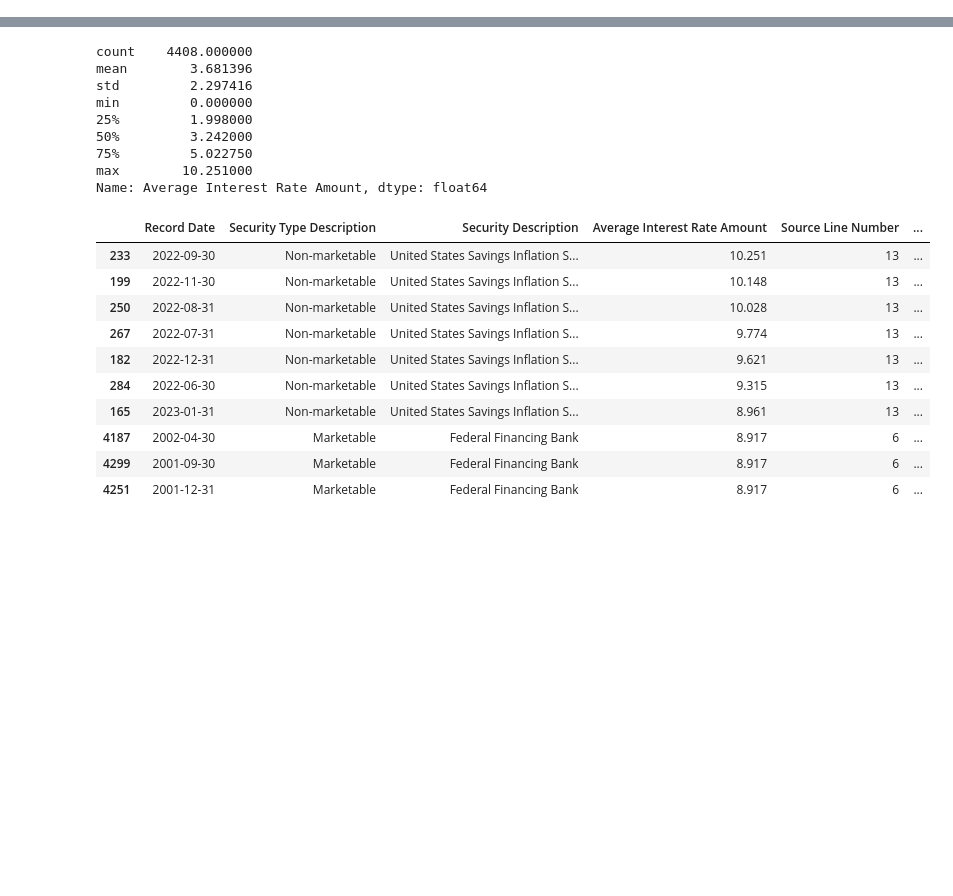
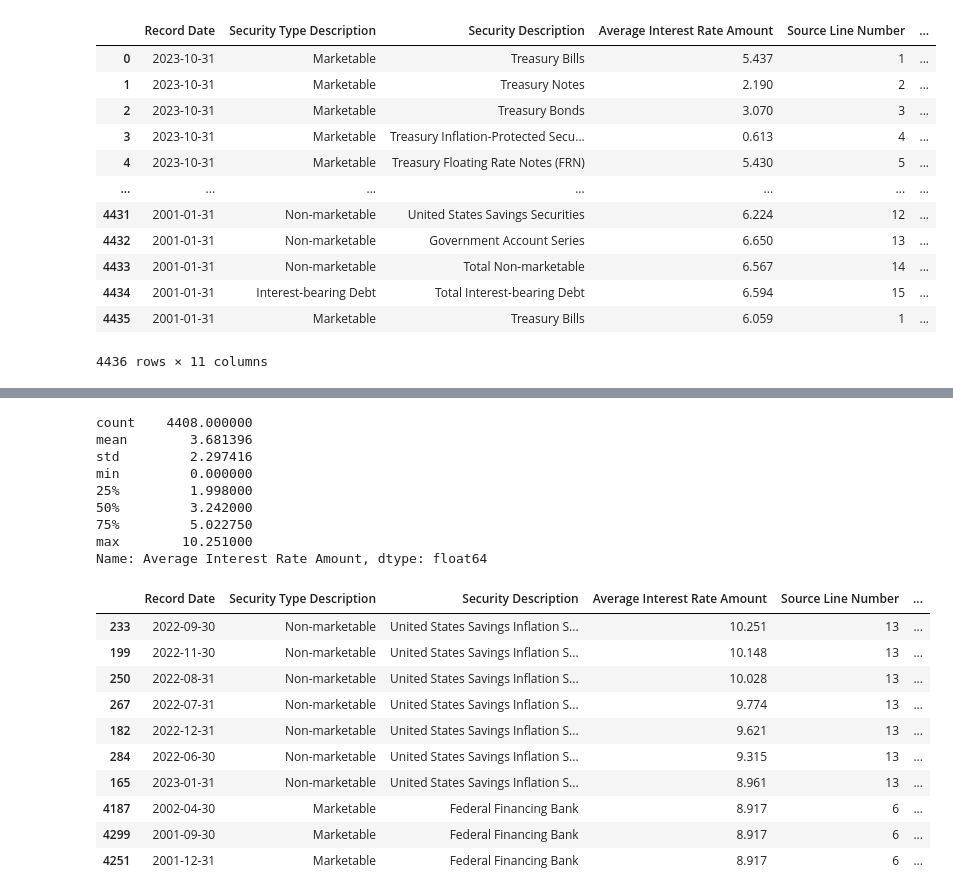
Before and after one commit to felabonte/DataMiningFinalProject, a Jupyter notebook: CS6220_DataMining_FinalProject.ipynb, the cells around one changed output, grey strips where cells are left out. Drawn from its saved outputs; the diff is of its cells as text; code cells hidden in the pictures; blank space fills up the shorter version.

```diff
--- a/CS6220_DataMining_FinalProject.ipynb
+++ b/CS6220_DataMining_FinalProject.ipynb
@@ -26,6 +61,20 @@ InterestRates.info()
 # %%
 # All cloumns will be maintained, no duplicates were noted, row count remained unchanged
-InterestRates = InterestRates.drop_duplicates()
+InterestRates = interestratesdf.drop_duplicates()
 InterestRates
+# %% [output]
+|  | Record Date | Security Type Description | Security Description | Average Interest Rate Amount | Source Line Number | ... |
+| 0 | 2023-10-31 | Marketable | Treasury Bills | 5.437 | 1 | ... |
+| 1 | 2023-10-31 | Marketable | Treasury Notes | 2.190 | 2 | ... |
+| 2 | 2023-10-31 | Marketable | Treasury Bonds | 3.070 | 3 | ... |
+| 3 | 2023-10-31 | Marketable | Treasury Inflation-Protected Secu... | 0.613 | 4 | ... |
+| 4 | 2023-10-31 | Marketable | Treasury Floating Rate Notes (FRN) | 5.430 | 5 | ... |
+| ... | ... | ... | ... | ... | ... | ... |
+| 4431 | 2001-01-31 | Non-marketable | United States Savings Securities | 6.224 | 12 | ... |
+| 4432 | 2001-01-31 | Non-marketable | Government Account Series | 6.650 | 13 | ... |
+| 4433 | 2001-01-31 | Non-marketable | Total Non-marketable | 6.567 | 14 | ... |
+| 4434 | 2001-01-31 | Interest-bearing Debt | Total Interest-bearing Debt | 6.594 | 15 | ... |
+| 4435 | 2001-01-31 | Marketable | Treasury Bills | 6.059 | 1 | ... |
+4436 rows × 11 columns
 # %%
 # Assessing for null values
```
Also changed, not shown: parts of 12 cells of this notebook.
